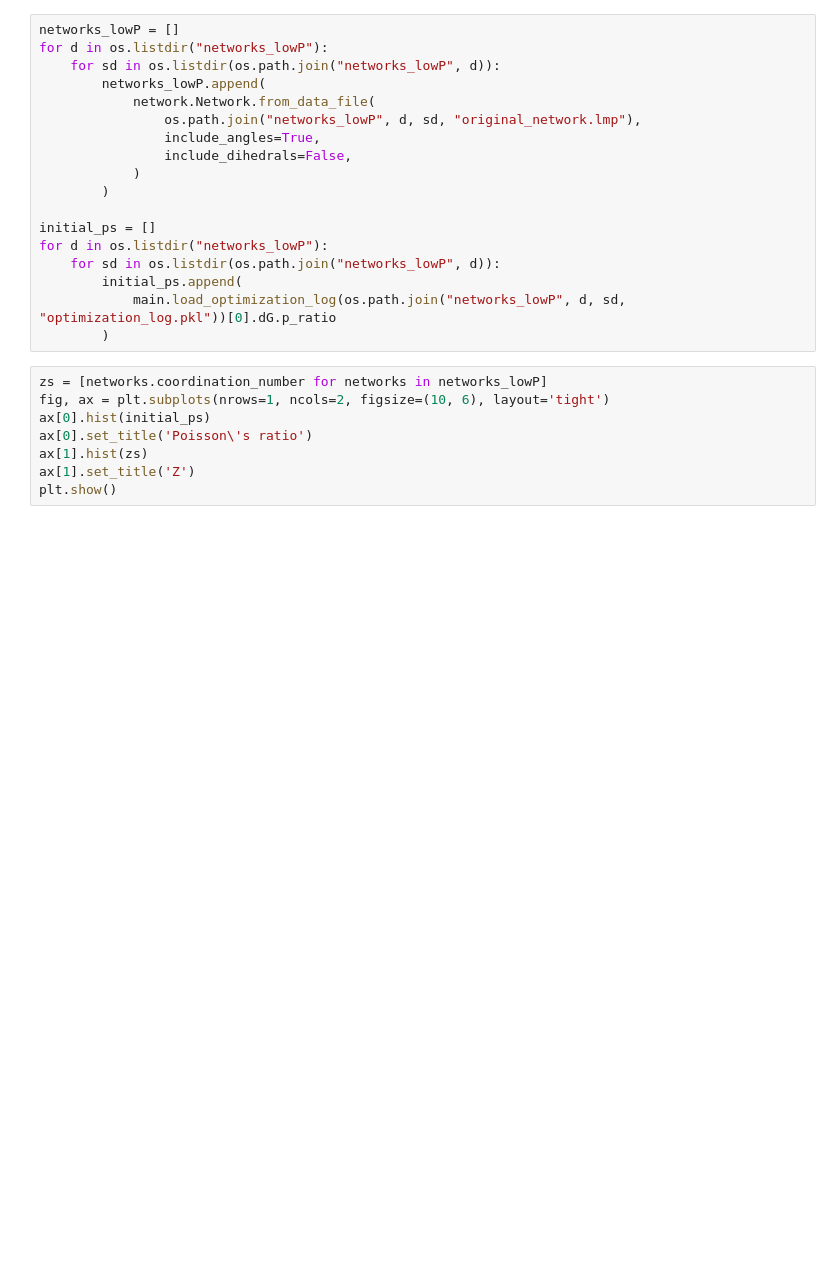
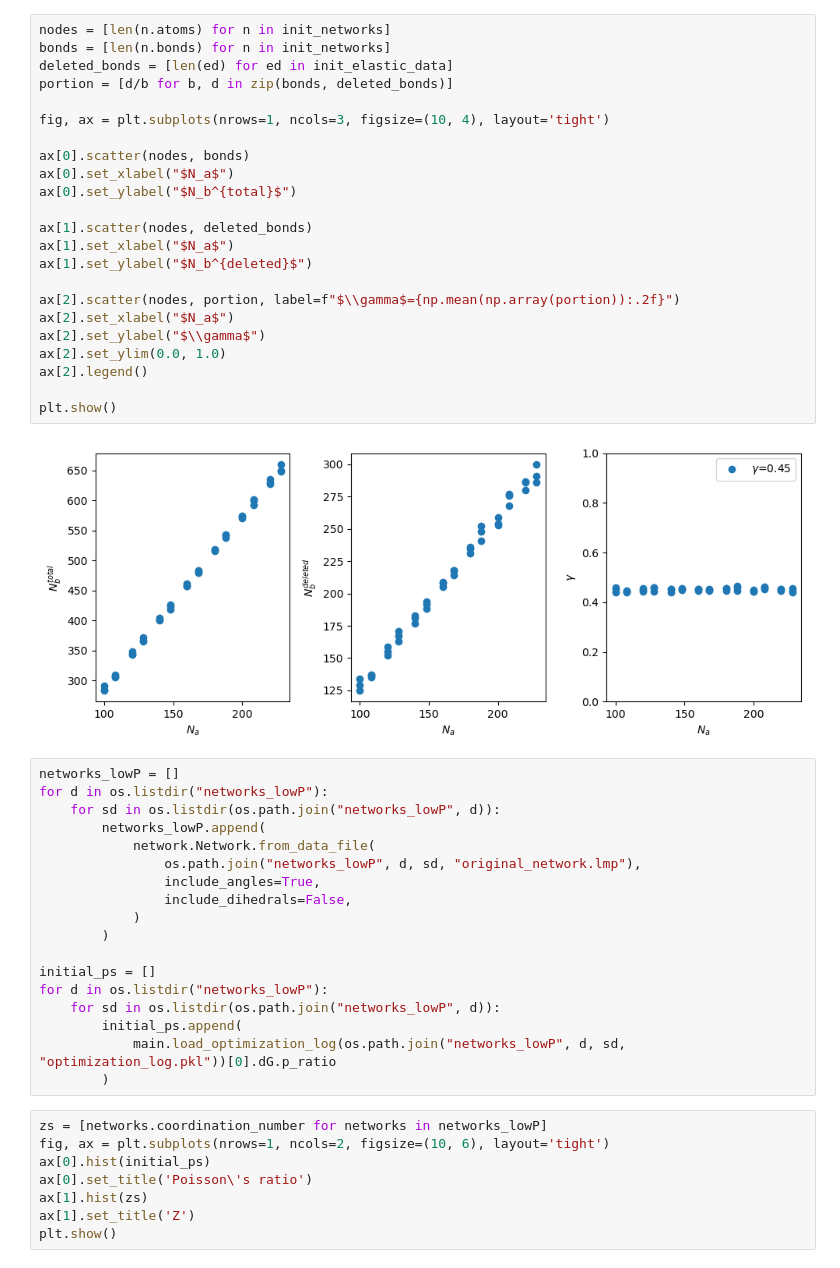
Before and after one commit to Shteingolts/auxetic_optimizer, a Jupyter notebook: test.ipynb, the cells around one changed output. Drawn from its saved outputs; the diff is of its cells as text; blank space fills up the shorter version.

```diff
--- a/test.ipynb
+++ b/test.ipynb
@@ -52,3 +111,28 @@ new_history = plot_opt_history("/home/sergey/work/auxetic_optimizer/0")
+# %%
+nodes = [len(n.atoms) for n in init_networks]
+bonds = [len(n.bonds) for n in init_networks]
+deleted_bonds = [len(ed) for ed in init_elastic_data]
+portion = [d/b for b, d in zip(bonds, deleted_bonds)]
+
+fig, ax = plt.subplots(nrows=1, ncols=3, figsize=(10, 4), layout='tight')
+
+ax[0].scatter(nodes, bonds)
+ax[0].set_xlabel("$N_a$")
+ax[0].set_ylabel("$N_b^{total}$")
+
+ax[1].scatter(nodes, deleted_bonds)
+ax[1].set_xlabel("$N_a$")
+ax[1].set_ylabel("$N_b^{deleted}$")
+
+ax[2].scatter(nodes, portion, label=f"$\\gamma$={np.mean(np.array(portion)):.2f}")
+ax[2].set_xlabel("$N_a$")
+ax[2].set_ylabel("$\\gamma$")
+ax[2].set_ylim(0.0, 1.0)
+ax[2].legend()
+
+plt.show()
+# %% [output]
+[figure, added]
 # %%
 networks_lowP = []
 for d in os.listdir("networks_lowP"):
```
Also changed, not shown: parts of 6 cells of this notebook, 2 other files.
